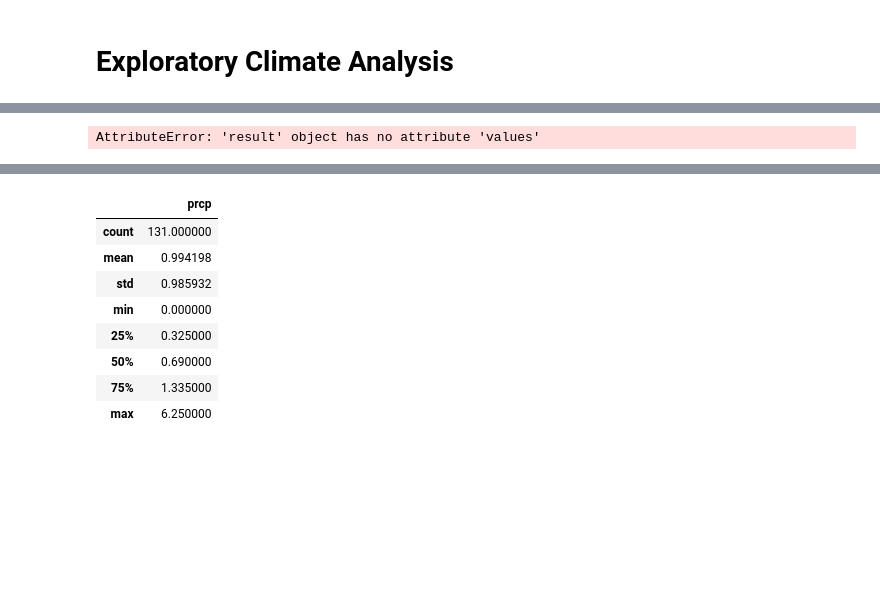
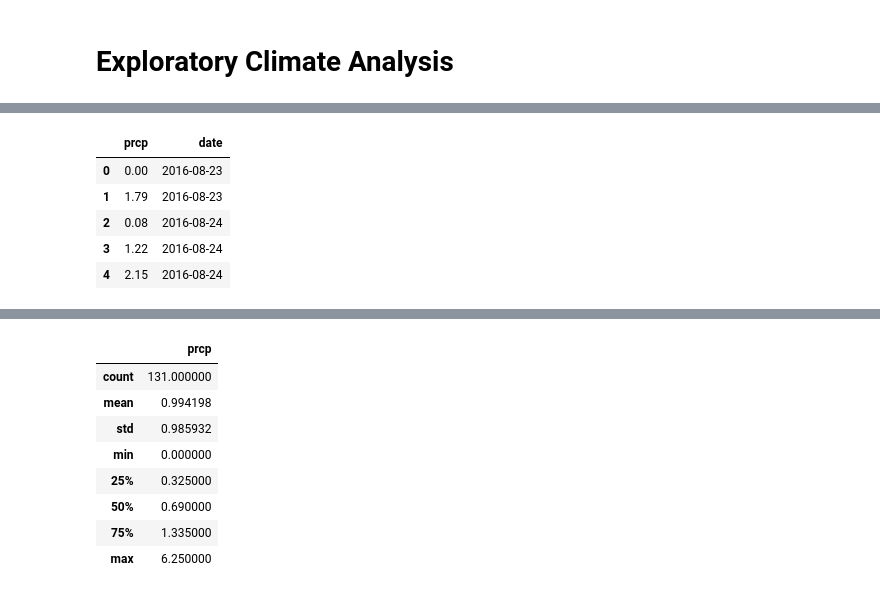
Before and after one commit to crchunn/sqlalchemy-challenge, a Jupyter notebook: Instructions/climate_starter.ipynb, the cells around one changed output, grey strips where cells are left out. Saved outputs shown, nothing was run; the diff lists cells and outputs as text; code cells hidden in the pictures; blank space fills up the shorter version.

```diff
--- a/Instructions/climate_starter.ipynb
+++ b/Instructions/climate_starter.ipynb
@@ -127,11 +132,12 @@ array([[<matplotlib.axes._subplots.AxesSubplot object at 0x...>]],
-# %%
-# Calculate the date 1 year ago from the last data point in the database
-lastdate = session.query\
-    (func.max(Measure.date)).all()
-lastdate[0].values()
-# .str - dt.timedelta(days=365)
-# %% [output]
-AttributeError: 'result' object has no attribute 'values'
+# %%
+pp_df.head()
+# %% [output]
+|  | prcp | date |
+| 0 | 0.00 | 2016-08-23 |
+| 1 | 1.79 | 2016-08-23 |
+| 2 | 0.08 | 2016-08-24 |
+| 3 | 1.22 | 2016-08-24 |
+| 4 | 2.15 | 2016-08-24 |
 # %%
 # Save the query results as a Pandas DataFrame and set the index to the date column
 pp_df.head()
```
Also changed, not shown: parts of 4 cells of this notebook, 1 other file.
